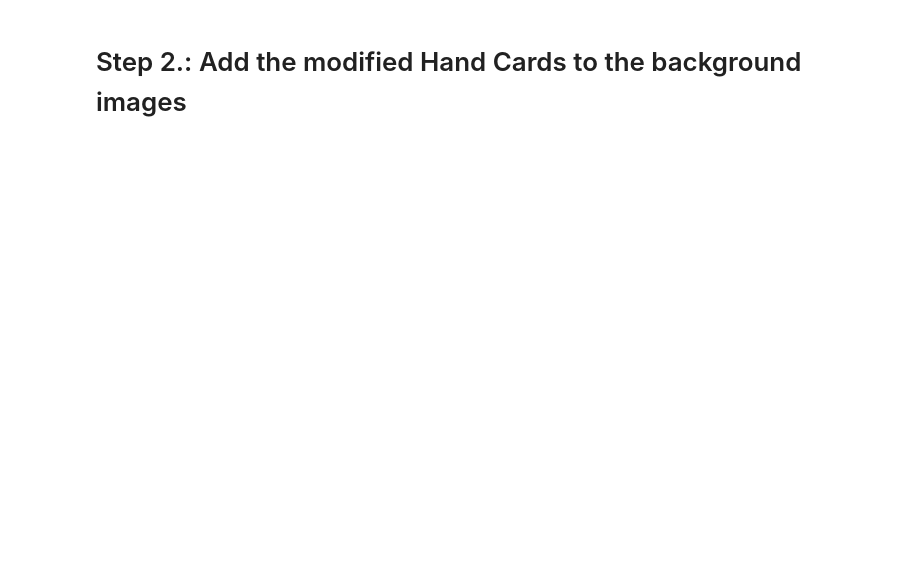
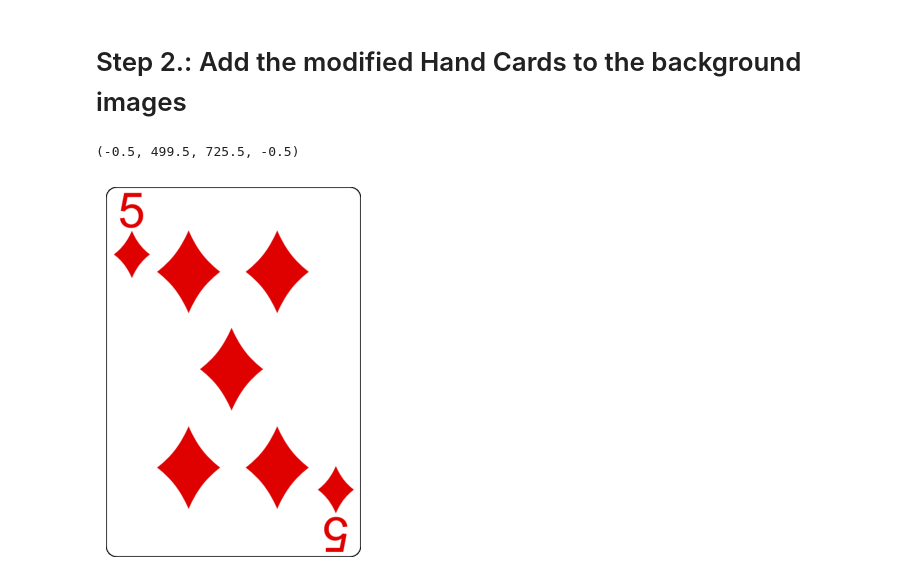
Before and after one commit to mattiaamartino/poker-visual-engine, a Jupyter notebook: synthetic_data_pipeline copy.ipynb, the cells around one changed output. Cells and saved outputs as stored; diff of their text form; code cells hidden in the pictures; blank space fills up the shorter version.

```diff
--- a/synthetic_data_pipeline copy.ipynb
+++ b/synthetic_data_pipeline copy.ipynb
@@ -313,8 +638,8 @@ def overlay_random_transparent_object(base_image: np.ndarray, object_folder: str
 
     return base_image
 # %%
-# Example usage:
-hand, flop, _, _ = deal_hand_and_flop(benchmarks_path)
-hand = cv2.cvtColor(cv2.imread(hand[0]), cv2.COLOR_BGR2RGBA)
-modified_image = overlay_random_transparent_object(hand, "../shared_data/objects")
-plt.imshow(modified_image)
+# # Example usage:
+# hand, flop, _, _ = deal_hand_and_flop(benchmarks_path)
+# hand = cv2.cvtColor(cv2.imread(hand[0]), cv2.COLOR_BGR2RGBA)
+# modified_image = overlay_random_transparent_object(hand, "../shared_data/objects")
+# plt.imshow(modified_image)
@@ -540,3 +864,15 @@ def create_synthetic_image(image_paths):
 # cv2.imshow('Result Image', result_image)
 # cv2.waitKey(0)
 # cv2.destroyAllWindows()
+# %%
+def scale_bounding_boxes(labels, scale_x, scale_y):
+    for item in labels:
+        item[1] = [(x * scale_x, y * scale_y, w * scale_x, h * scale_y) for x, y, w, h in item[1]]
+
+    return labels
+
+def translate_coordinates(labels, shift_x, shift_y):
+    for item in labels:
+        item[1] = [ (x + shift_x, y + shift_y, w, h) for x, y, w, h in item[1]]
+
+    return labels
@@ -542,0 +952,9 @@ def create_synthetic_image(image_paths):
+# %%
+benchmarks_path = "../shared_data/benchmark"
+background, hand_labels, flop_labels, temp = merge_cards_background(benchmarks_path, '../background/image_0.jpg', '../shared_data/objects')
+# %%
+plt.imshow(temp[0])
+plt.axis('off')
+# %% [output]
+(-0.5, 499.5, 725.5, -0.5)
+[figure, added]
```
Also changed, not shown: parts of 16 cells of this notebook, 16 other files.
